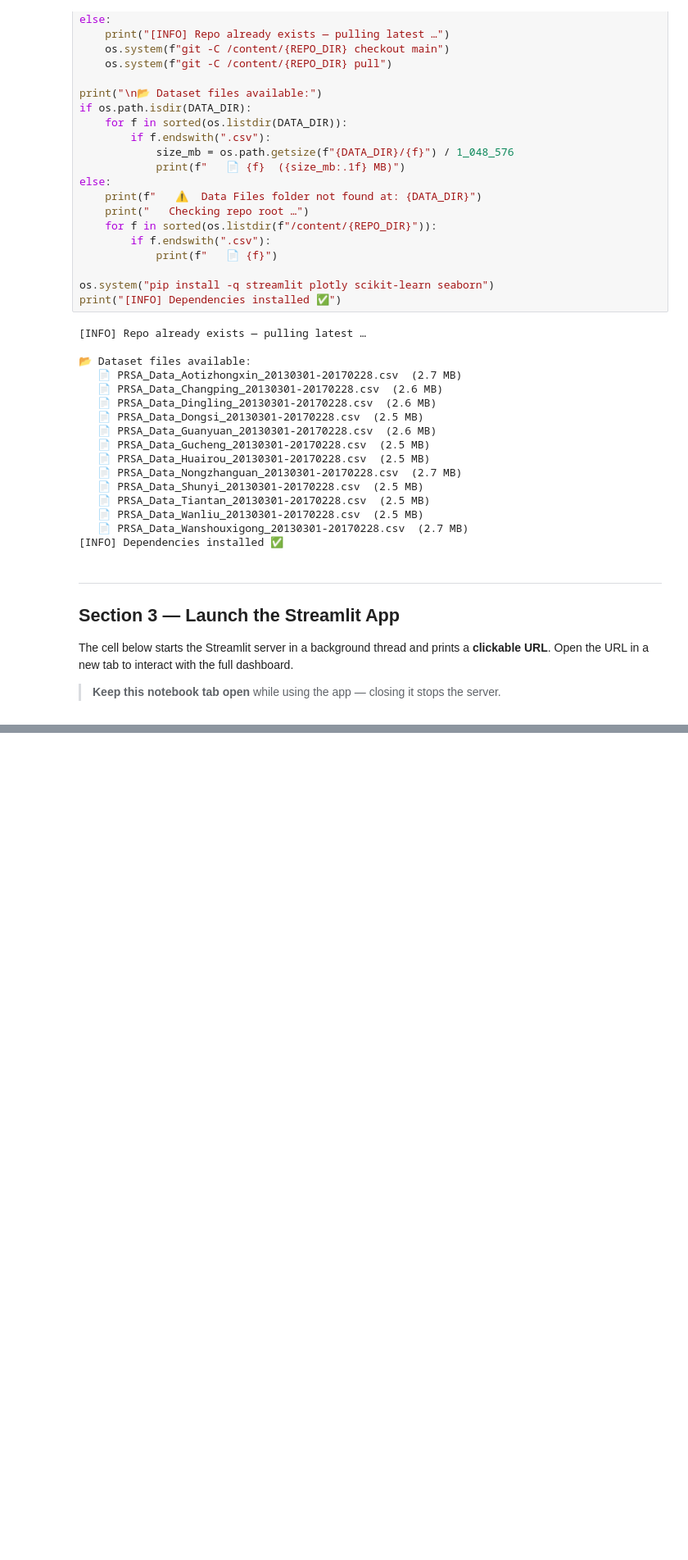
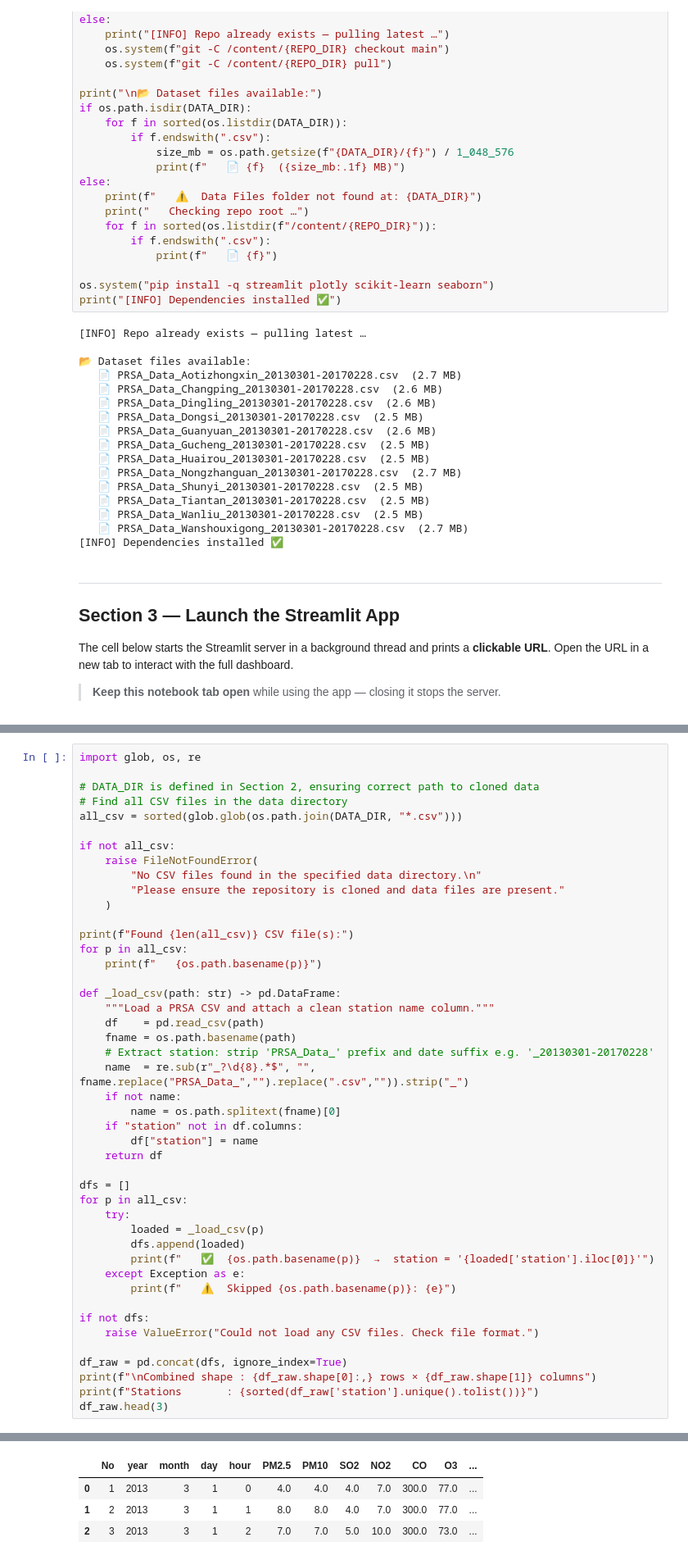
Before and after one commit to Jiyaulhaq1432/Data-Analysis-Air-quality-Analyser-web-app, a Jupyter notebook: Beijing_AQA.ipynb, the cells around one changed output, grey strips where cells are left out. Shown at 82% size. Saved outputs shown, nothing was run; the diff lists cells and outputs as text; blank space fills up the shorter version.

```diff
--- a/Beijing_AQA.ipynb
+++ b/Beijing_AQA.ipynb
@@ -1336,0 +1411,46 @@ else:
+# %%
+import glob, os, re
+
+# DATA_DIR is defined in Section 2, ensuring correct path to cloned data
+# Find all CSV files in the data directory
+all_csv = sorted(glob.glob(os.path.join(DATA_DIR, "*.csv")))
+
+if not all_csv:
+    raise FileNotFoundError(
+        "No CSV files found in the specified data directory.\n"
+        "Please ensure the repository is cloned and data files are present."
+    )
+
+print(f"Found {len(all_csv)} CSV file(s):")
+for p in all_csv:
+    print(f"   {os.path.basename(p)}")
+
+def _load_csv(path: str) -> pd.DataFrame:
+    """Load a PRSA CSV and attach a clean station name column."""
+    df    = pd.read_csv(path)
+    fname = os.path.basename(path)
+    # Extract station: strip 'PRSA_Data_' prefix and date suffix e.g. '_20130301-20170228'
+    name  = re.sub(r"_?\d{8}.*$", "", fname.replace("PRSA_Data_","").replace(".csv","")).strip("_")
+    if not name:
+        name = os.path.splitext(fname)[0]
+    if "station" not in df.columns:
+        df["station"] = name
+    return df
+
+dfs = []
+for p in all_csv:
+    try:
+        loaded = _load_csv(p)
+        dfs.append(loaded)
+        print(f"   ✅  {os.path.basename(p)}  →  station = '{loaded['station'].iloc[0]}'")
+    except Exception as e:
+        print(f"   ⚠️  Skipped {os.path.basename(p)}: {e}")
+
+if not dfs:
+    raise ValueError("Could not load any CSV files. Check file format.")
+
+df_raw = pd.concat(dfs, ignore_index=True)
+print(f"\nCombined shape : {df_raw.shape[0]:,} rows × {df_raw.shape[1]} columns")
+print(f"Stations       : {sorted(df_raw['station'].unique().tolist())}")
+df_raw.head(3)
+# %% [output]
@@ -1336,0 +1474,4 @@ else:
+|  | No | year | month | day | hour | PM2.5 | PM10 | SO2 | NO2 | CO | O3 | ... |
+| 0 | 1 | 2013 | 3 | 1 | 0 | 4.0 | 4.0 | 4.0 | 7.0 | 300.0 | 77.0 | ... |
+| 1 | 2 | 2013 | 3 | 1 | 1 | 8.0 | 8.0 | 4.0 | 7.0 | 300.0 | 77.0 | ... |
+| 2 | 3 | 2013 | 3 | 1 | 2 | 7.0 | 7.0 | 5.0 | 10.0 | 300.0 | 73.0 | ... |
```
Also changed, not shown: parts of 14 cells of this notebook.
